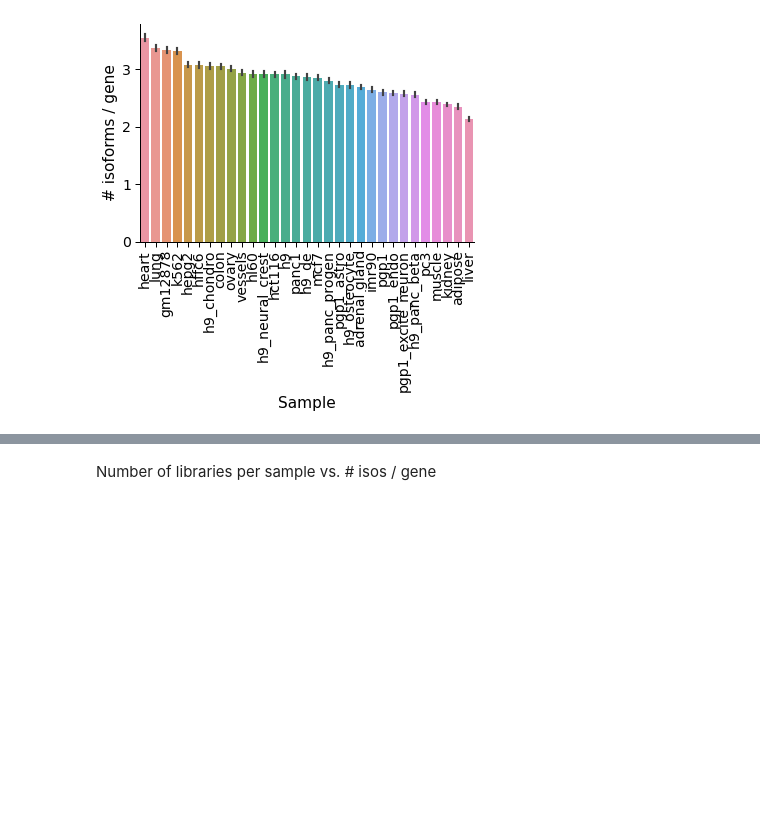
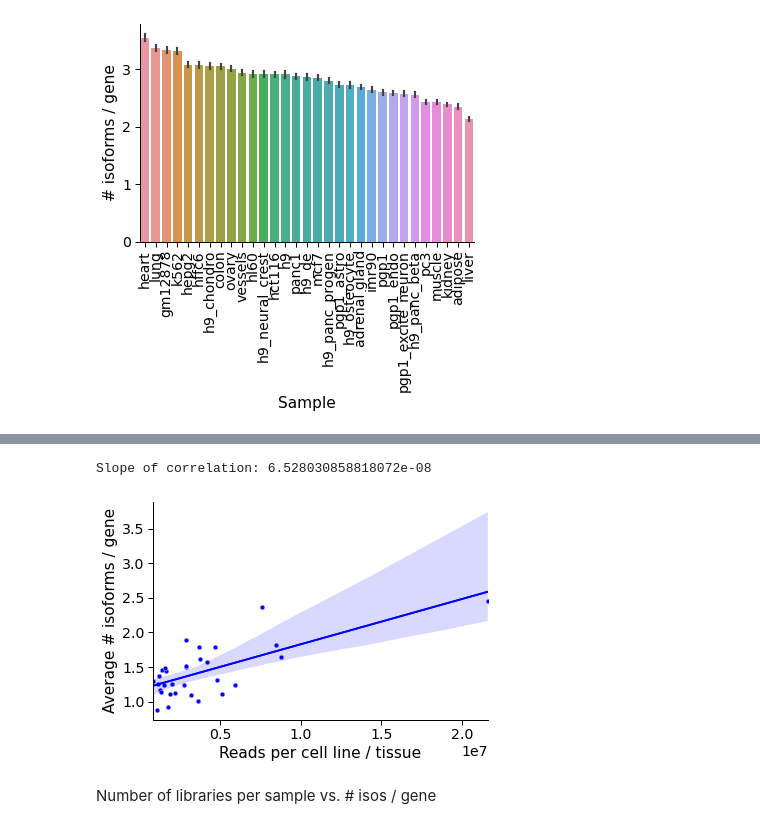
Before and after one commit to fairliereese/rnawg, a Jupyter notebook: lr_bulk/talon/iso_det.ipynb, the cells around one changed output, grey strips where cells are left out. Saved outputs shown, nothing was run; the diff lists cells and outputs as text; code cells hidden in the pictures; blank space fills up the shorter version.

Commit message:
added plot for avg isos / gene vs. n reads / sample

```diff
--- a/lr_bulk/talon/iso_det.ipynb
+++ b/lr_bulk/talon/iso_det.ipynb
@@ -431,15 +422,0 @@ df.loc[df.dataset == 'mesenteric_fat_pad_1_1']
-# %%
-# add biosample name (ie without rep information)
-df['biosample'] = df.dataset.str.rsplit('_', n=2, expand=True)[0]
-df.drop(['dataset'], axis=1, inplace=True)
-
-# record the highest TPM value per biosample
-tissue_df = get_tissue_metadata()
-tissue_df = tissue_df[['tissue', 'biosample']]
-
-df = df.merge(tissue_df, how='left', on='biosample')
-df.loc[df.tissue.isnull(), 'tissue'] = df.loc[df.tissue.isnull(), 'biosample']
-df.drop('biosample', axis=1, inplace=True)
-df.rename({'tissue': 'biosample'}, axis=1, inplace=True)
-
-print('Found {} total samples'.format(len(df.biosample.unique().tolist())))
@@ -476,0 +423,4 @@ dtype: int64
+# %%
+# merge with read depth
+df = df.merge(reads, how='left', on='biosample')
+df.head()
@@ -477,3 +434,36 @@ dtype: int64
+# %%
+sns.set_context('paper', font_scale=1.6)
+ax = sns.scatterplot(data=df, x='n_reads', y='avg_isos', color='b')
+
+ax.spines['right'].set_visible(False)
+ax.spines['top'].set_visible(False)
+
+xlabel = 'Reads per cell line / tissue'
+ylabel = 'Average # isoforms / gene'
+
+# get coeffs of linear fit
+c1 = 'n_reads'
+c2 = 'avg_isos'
+slope, intercept, r_value, p_value, std_err = stats.linregress(df[c1],df[c2])
+# lines += [mpl.lines.Line2D([0], [0], color=line_color)]
+lines = mpl.lines.Line2D([0], [0])
+
+label = 'm={0:.1f}'.format(slope)
+
+print('Slope of correlation: {}'.format(slope))
+
+sns.regplot(data=df, x=c1, y=c2,
+            scatter=False, ax=ax,
+            color='b')
+sns.regplot(data=df, x=c1, y=c2,
+    scatter=False, ax=ax, ci=0, color='b',
+    line_kws={'linestyle':'-',
+              'label':"m={0:.1f}".format(slope)})
+
+_ = ax.set(xlabel=xlabel, ylabel=ylabel)
+# %% [output]
+Slope of correlation: 6.528030858818072e-08
+[figure, added]
 # %% [markdown]
 Number of libraries per sample vs. # isos / gene
 # %%
```
Also changed, not shown: parts of 17 cells of this notebook, 1 other file.
